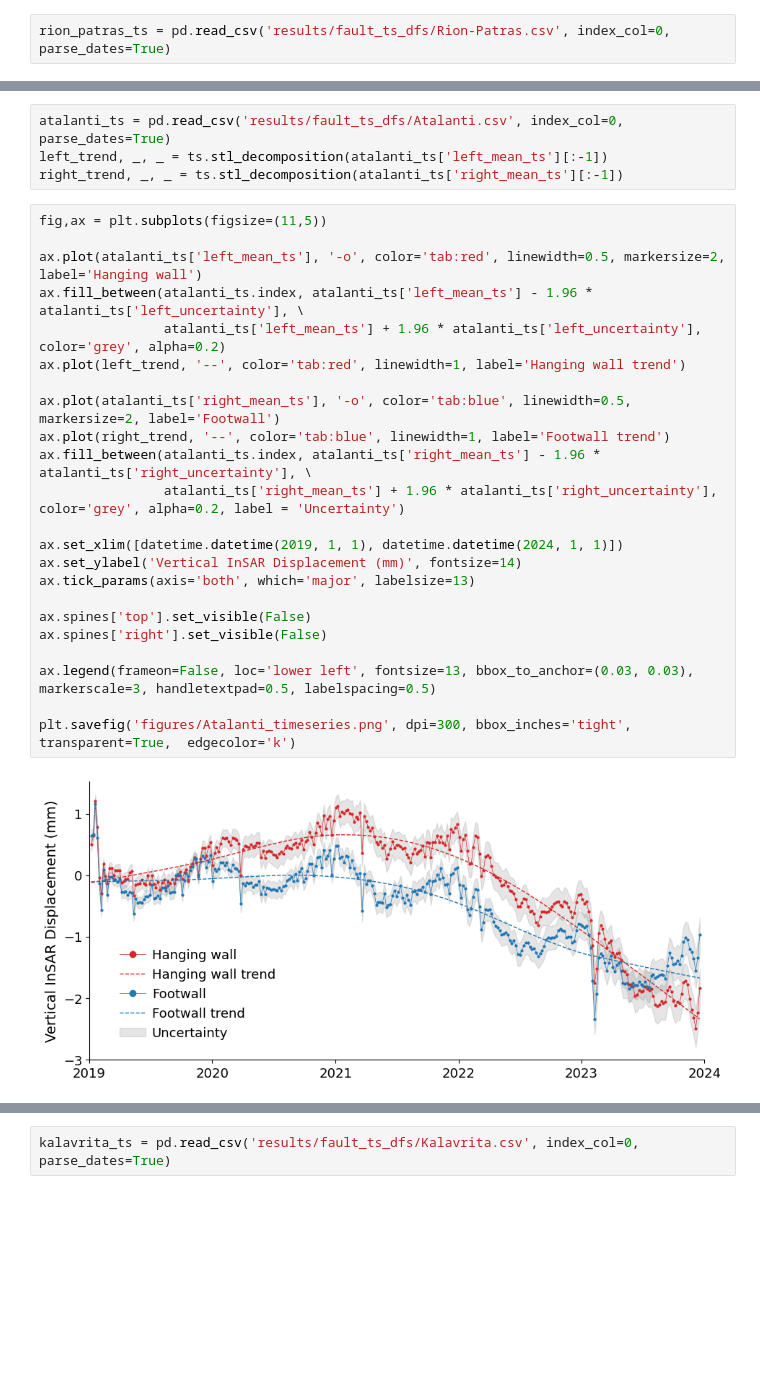
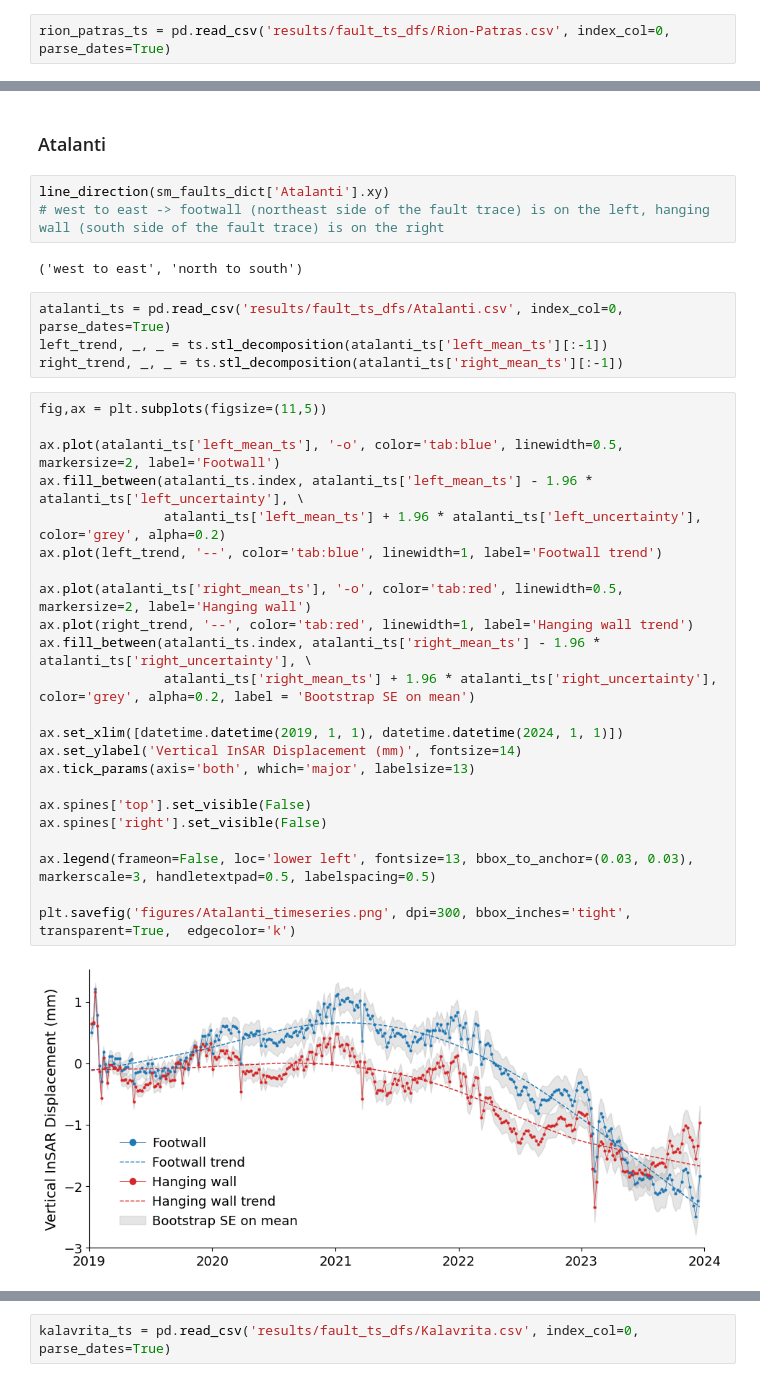
Before and after one commit to gems-val22/egms-fault-motion, a Jupyter notebook: timeseries_figures.ipynb, the cells around one changed output, grey strips where cells are left out. Cells and saved outputs as stored; diff of their text form; blank space fills up the shorter version.

Commit message:
figure updates

```diff
--- a/timeseries_figures.ipynb
+++ b/timeseries_figures.ipynb
@@ -128,3 +212,10 @@ plt.savefig('figures/Rion-Patras_timeseries.png', dpi=300, bbox_inches='tight',
+# %% [markdown]
+### Atalanti
+# %%
+line_direction(sm_faults_dict['Atalanti'].xy)
+# west to east -> footwall (northeast side of the fault trace) is on the left, hanging wall (south side of the fault trace) is on the right
+# %% [output]
+('west to east', 'north to south')
 # %%
 atalanti_ts = pd.read_csv('results/fault_ts_dfs/Atalanti.csv', index_col=0, parse_dates=True)
 left_trend, _, _ = ts.stl_decomposition(atalanti_ts['left_mean_ts'][:-1])
@@ -132,25 +223,25 @@ right_trend, _, _ = ts.stl_decomposition(atalanti_ts['right_mean_ts'][:-1])
 # %%
 fig,ax = plt.subplots(figsize=(11,5))
 
-ax.plot(atalanti_ts['left_mean_ts'], '-o', color='tab:red', linewidth=0.5, markersize=2, label='Hanging wall')
+ax.plot(atalanti_ts['left_mean_ts'], '-o', color='tab:blue', linewidth=0.5, markersize=2, label='Footwall')
 ax.fill_between(atalanti_ts.index, atalanti_ts['left_mean_ts'] - 1.96 * atalanti_ts['left_uncertainty'], \
                 atalanti_ts['left_mean_ts'] + 1.96 * atalanti_ts['left_uncertainty'], color='grey', alpha=0.2)
-ax.plot(left_trend, '--', color='tab:red', linewidth=1, label='Hanging wall trend')
+ax.plot(left_trend, '--', color='tab:blue', linewidth=1, label='Footwall trend')
 
-ax.plot(atalanti_ts['right_mean_ts'], '-o', color='tab:blue', linewidth=0.5, markersize=2, label='Footwall')
-ax.plot(right_trend, '--', color='tab:blue', linewidth=1, label='Footwall trend')
+ax.plot(atalanti_ts['right_mean_ts'], '-o', color='tab:red', linewidth=0.5, markersize=2, label='Hanging wall')
+ax.plot(right_trend, '--', color='tab:red', linewidth=1, label='Hanging wall trend')
 ax.fill_between(atalanti_ts.index, atalanti_ts['right_mean_ts'] - 1.96 * atalanti_ts['right_uncertainty'], \
-                atalanti_ts['right_mean_ts'] + 1.96 * atalanti_ts['right_uncertainty'], color='grey', alpha=0.2, label = 'Uncertainty')
+                atalanti_ts['right_mean_ts'] + 1.96 * atalanti_ts['right_uncertainty'], color='grey', alpha=0.2, label = 'Bootstrap SE on mean')
 
 ax.set_xlim([datetime.datetime(2019, 1, 1), datetime.datetime(2024, 1, 1)])
 ax.set_ylabel('Vertical InSAR Displacement (mm)', fontsize=14)
 ax.tick_params(axis='both', which='major', labelsize=13)
 
 ax.spines['top'].set_visible(False)
 ax.spines['right'].set_visible(False)
 
 ax.legend(frameon=False, loc='lower left', fontsize=13, bbox_to_anchor=(0.03, 0.03), markerscale=3, handletextpad=0.5, labelspacing=0.5)
 
 plt.savefig('figures/Atalanti_timeseries.png', dpi=300, bbox_inches='tight', transparent=True,  edgecolor='k')
 # %% [output]
-[figure, old version]
+[figure, new version]
```
Also changed, not shown: parts of 21 cells of this notebook, 4 other files.
